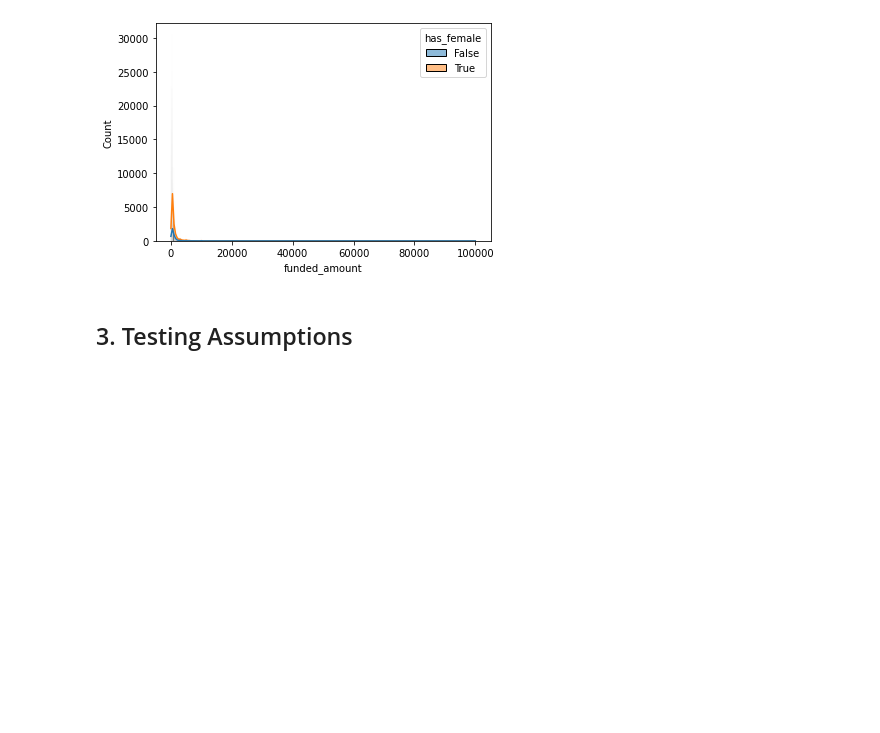
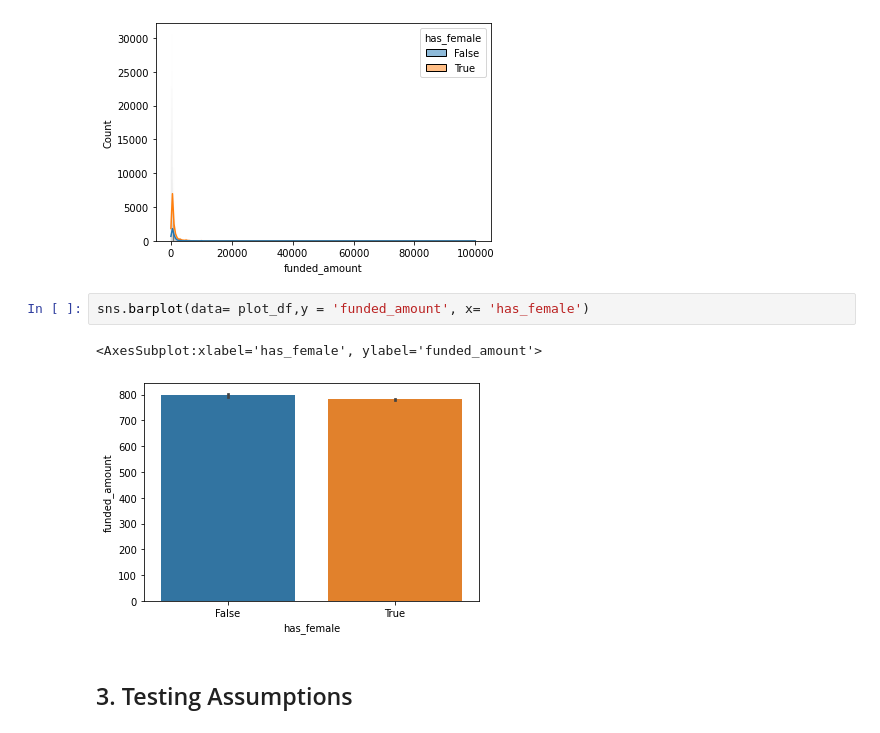
Before and after one commit to coding-dojo-data-science/data-enrichment-wk15-lect02-activity, a Jupyter notebook: Class-Wk15-L02-Hypothesis-Testing.ipynb, the cells around one changed output. Drawn from its saved outputs; the diff is of its cells as text; blank space fills up the shorter version.

```diff
--- a/Class-Wk15-L02-Hypothesis-Testing.ipynb
+++ b/Class-Wk15-L02-Hypothesis-Testing.ipynb
@@ -217,6 +217,11 @@ sns.histplot(data=plot_df, x='funded_amount',kde=True, hue='has_female')
 # %% [output]
 <AxesSubplot:xlabel='funded_amount', ylabel='Count'>
 [figure]
+# %%
+sns.barplot(data= plot_df,y = 'funded_amount', x= 'has_female')
+# %% [output]
+<AxesSubplot:xlabel='has_female', ylabel='funded_amount'>
+[figure, added]
 # %% [markdown]
 ## 3. Testing Assumptions
 # %% [markdown]
```
Also changed, not shown: parts of 7 cells of this notebook.
